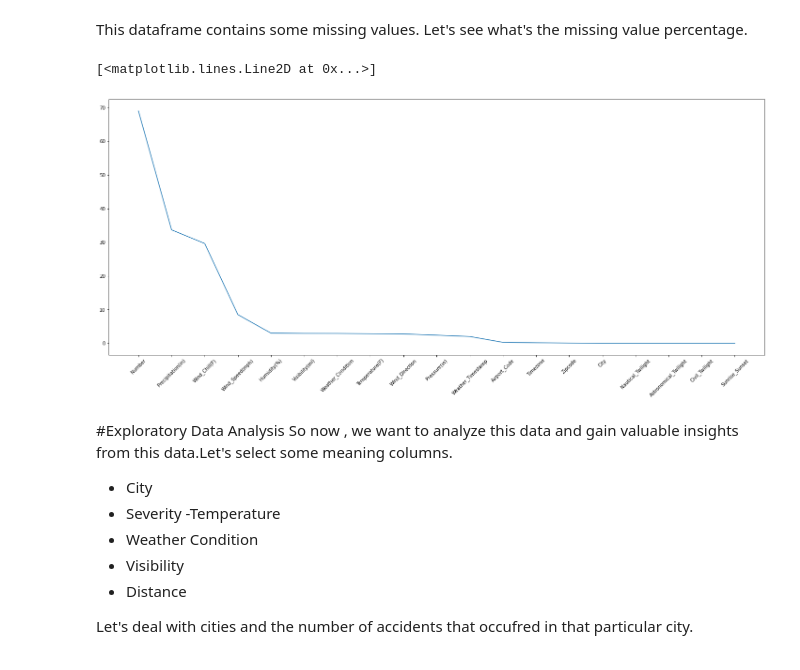
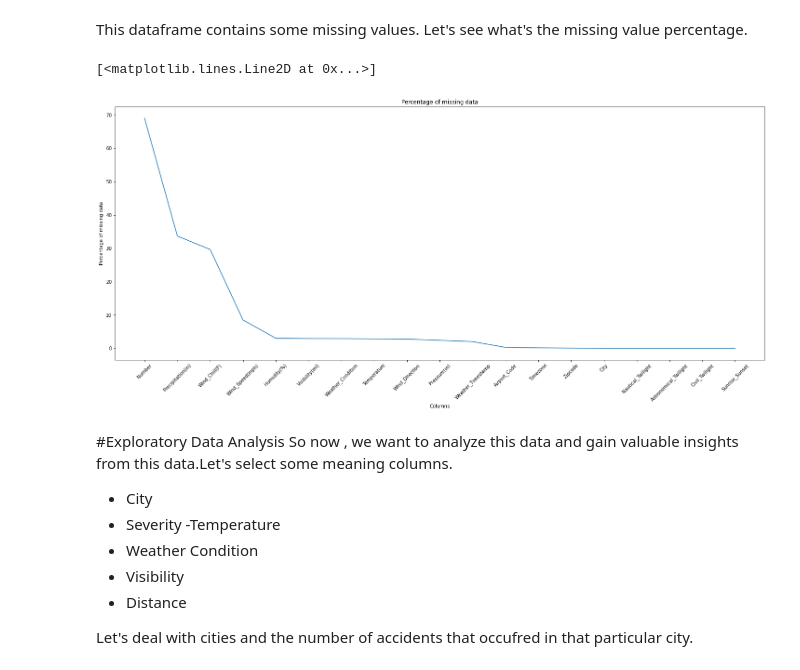
Before and after one commit to fadedstarboy/USA-Accidents-Analysis, a Jupyter notebook: US_Accidents.ipynb, the cells around one changed output. Cells and saved outputs as stored; diff of their text form; code cells hidden in the pictures.

```diff
--- a/US_Accidents.ipynb
+++ b/US_Accidents.ipynb
@@ -76,12 +76,15 @@ This dataframe contains some missing values. Let's see what's the missing value
 # %%
 miss_data = (df.isna().sum().sort_values(ascending=False))
 miss_data_percent = (miss_data/len(df))*100
 plt.figure(figsize=(25, 10))
 plt.xticks(rotation=45)
+plt.title('Percentage of missing data')
+plt.xlabel('Columns')
+plt.ylabel('Percentage of missing data')
 plt.plot(miss_data_percent[miss_data_percent != 0])
 # %% [output]
 [<matplotlib.lines.Line2D at 0x...>]
-[figure, old version]
+[figure, new version]
 # %% [markdown]
 #Exploratory Data Analysis
 So now , we want to analyze this data and gain valuable insights from this data.Let's select some meaning columns.
```
Also changed, not shown: parts of 5 cells of this notebook.
